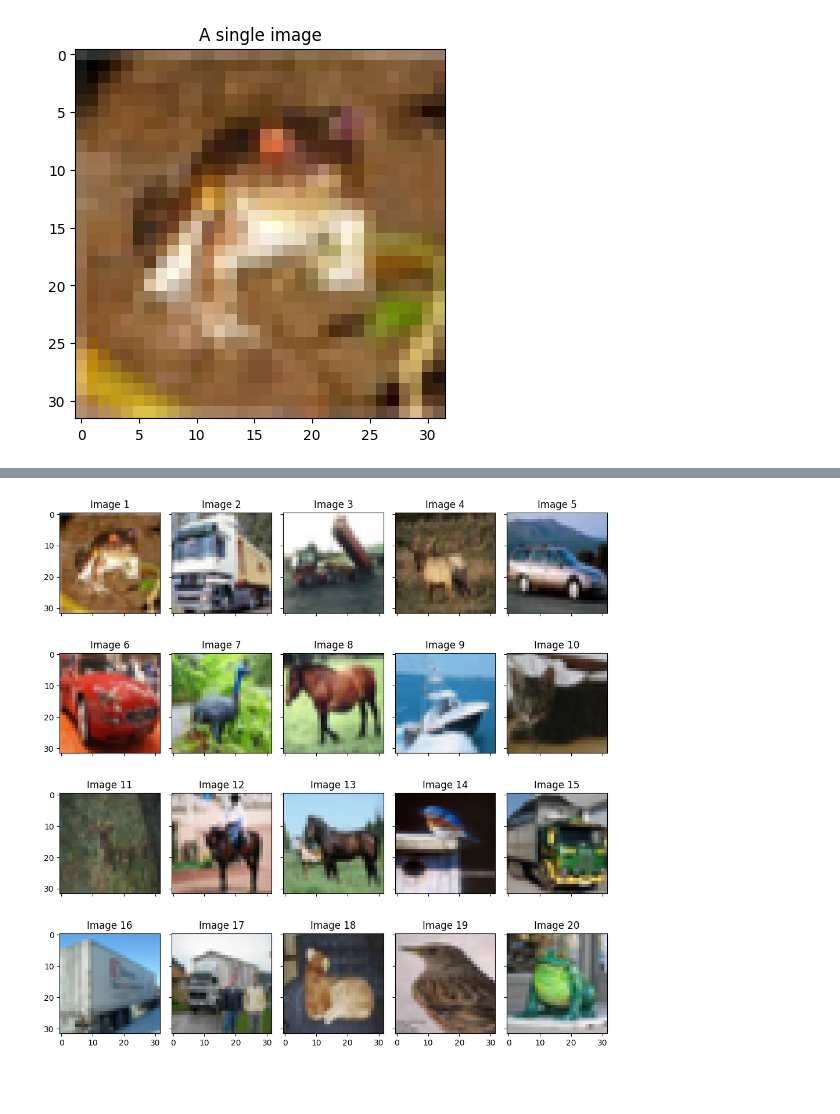
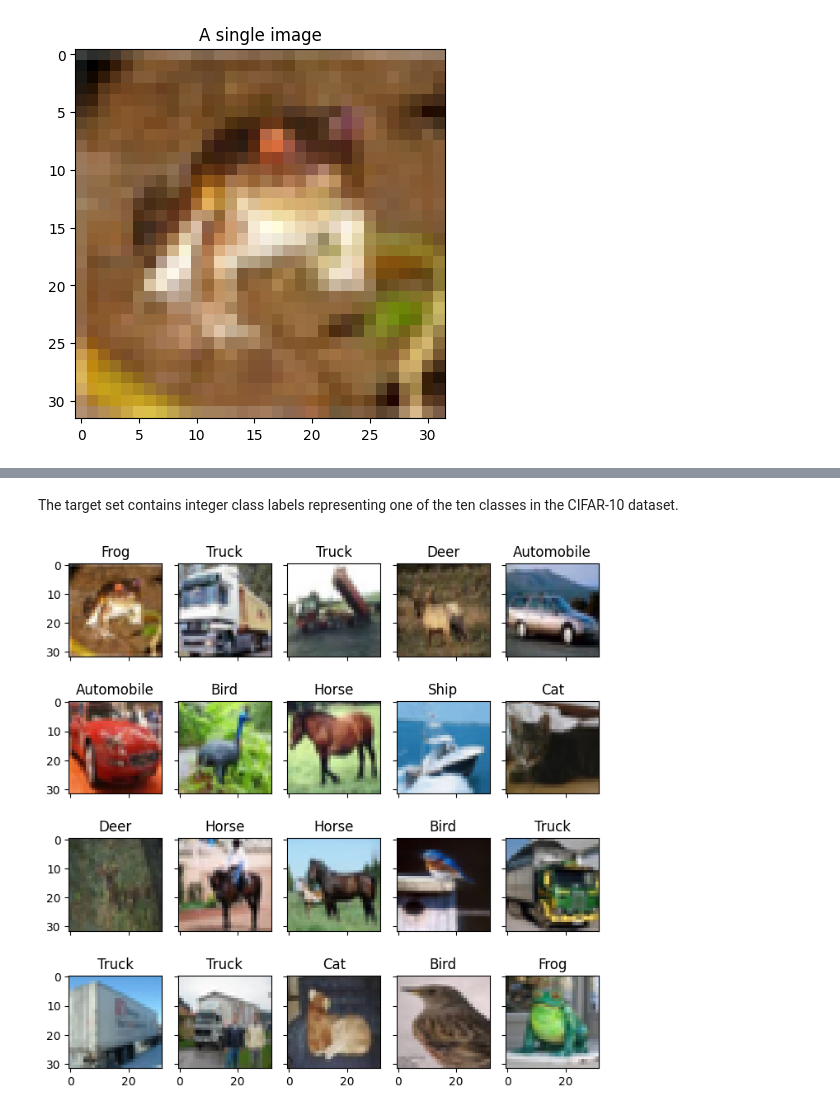
Before and after one commit to b22ee023/prml_object_recognition, a Jupyter notebook: object_recog.ipynb, the cells around one changed output, grey strips where cells are left out. Saved outputs shown, nothing was run; the diff lists cells and outputs as text; code cells hidden in the pictures; blank space fills up the shorter version.

Commit message:
added classnames to the plot

```diff
--- a/object_recog.ipynb
+++ b/object_recog.ipynb
@@ -51,12 +56,19 @@ Text(0.5, 1.0, 'A single image')
+# %% [markdown]
+The target set contains integer class labels representing one of the ten classes in the CIFAR-10 dataset.
+# %%
+# These are the classnames in the dataset in the order
+class_names = ['Airplane', 'Automobile', 'Bird', 'Cat', 'Deer',
+               'Dog', 'Frog', 'Horse', 'Ship', 'Truck']
 # %%
-#making a subplot of first few images
+# Making a subplot of first few images
 
-fig, axs = plt.subplots(nrows=4, ncols=5, figsize=(10,10), sharex=True, sharey=True)
+fig, axs = plt.subplots(nrows=4, ncols=5, figsize=(7,7), sharex=True, sharey=True)
 for i, ax in enumerate(axs.flatten()):
   ax.imshow(X_train[i])
-  ax.set_title(f'Image {i+1}')
+  ax.set_title(class_names[y_train[i][0]])
+
 
 plt.tight_layout()
 plt.show()
 # %% [output]
-[figure, old version]
+[figure, new version]
```
Also changed, not shown: parts of 3 cells of this notebook.
